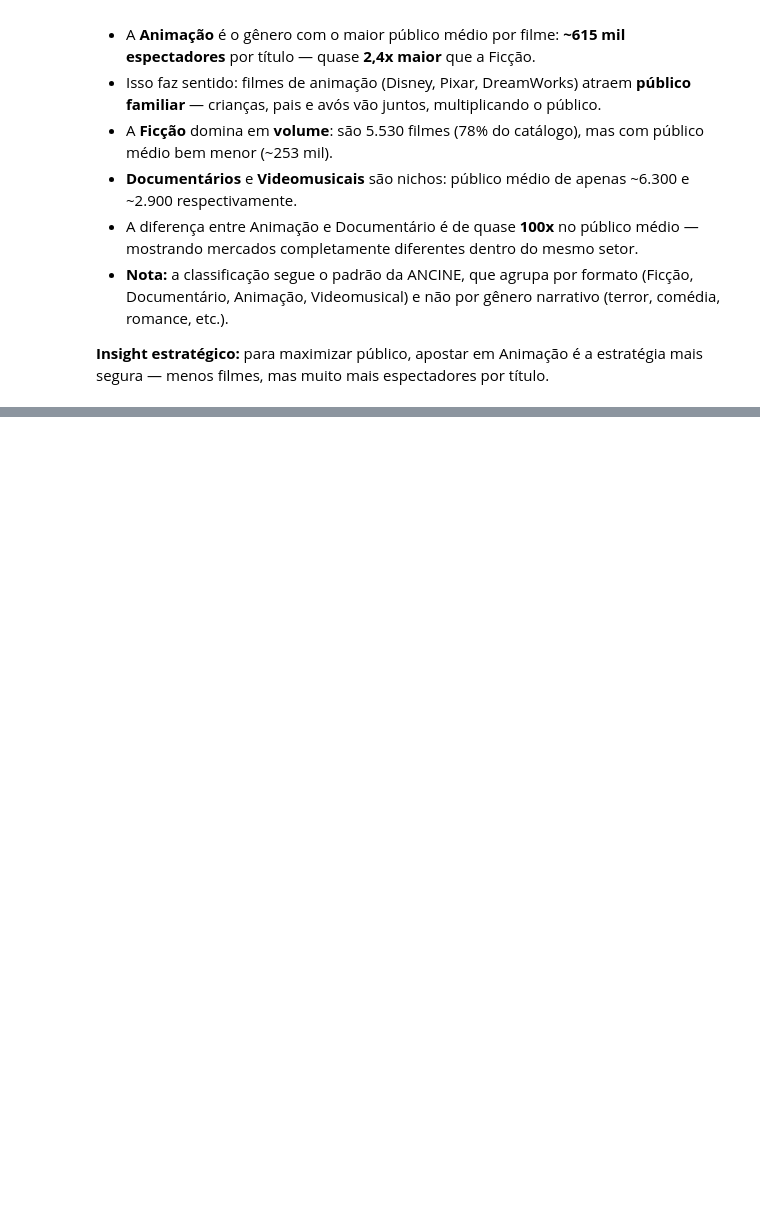
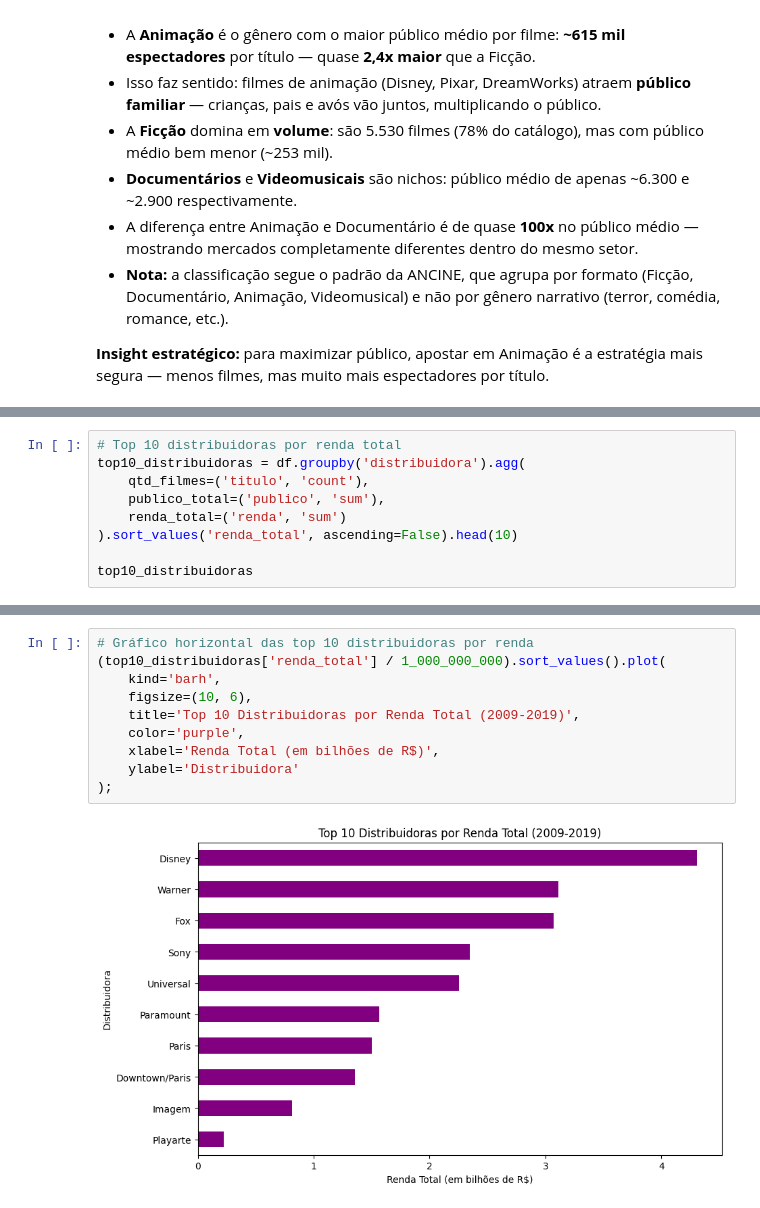
Before and after one commit to paloma2411/analise-filmes-brasil, a Jupyter notebook: analise_filmes.ipynb, the cells around one changed output, grey strips where cells are left out. Saved outputs shown, nothing was run; the diff lists cells and outputs as text; blank space fills up the shorter version.

```diff
--- a/analise_filmes.ipynb
+++ b/analise_filmes.ipynb
@@ -447,0 +454,9 @@ analise_genero_formatada
+# %%
+# Top 10 distribuidoras por renda total
+top10_distribuidoras = df.groupby('distribuidora').agg(
+    qtd_filmes=('titulo', 'count'),
+    publico_total=('publico', 'sum'),
+    renda_total=('renda', 'sum')
+).sort_values('renda_total', ascending=False).head(10)
+
+top10_distribuidoras
@@ -447,0 +501,12 @@ analise_genero_formatada
+# %%
+# Gráfico horizontal das top 10 distribuidoras por renda
+(top10_distribuidoras['renda_total'] / 1_000_000_000).sort_values().plot(
+    kind='barh',
+    figsize=(10, 6),
+    title='Top 10 Distribuidoras por Renda Total (2009-2019)',
+    color='purple',
+    xlabel='Renda Total (em bilhões de R$)',
+    ylabel='Distribuidora'
+);
+# %% [output]
+[figure, added]
```
Also changed, not shown: parts of 4 cells of this notebook.
